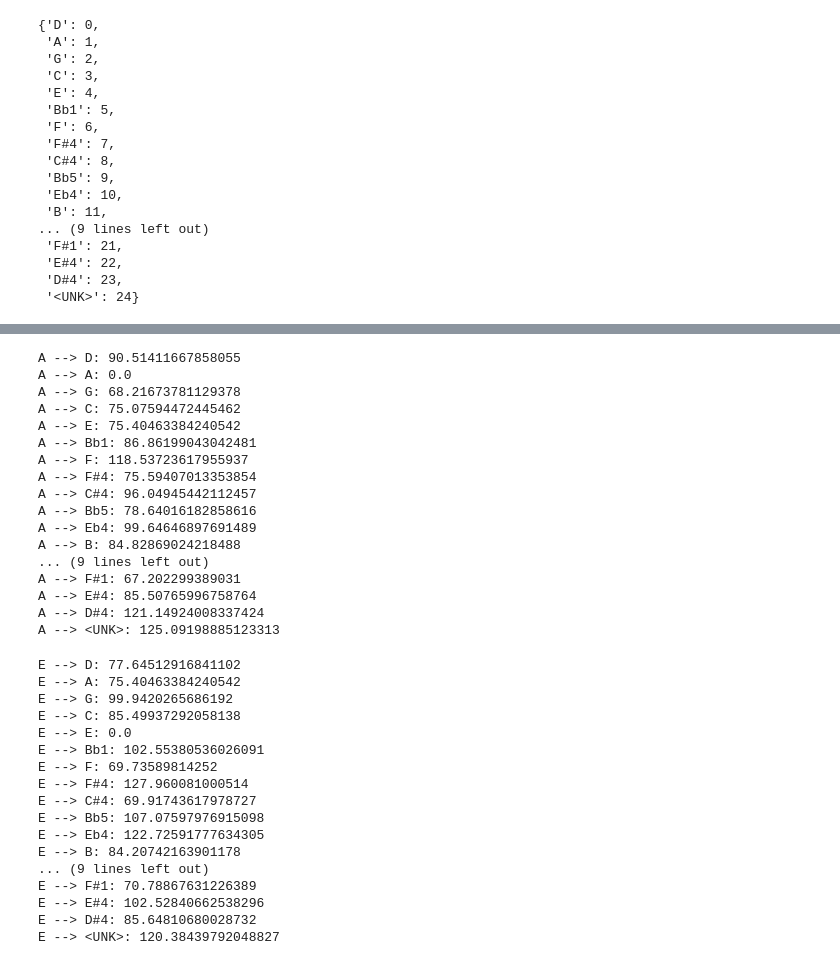
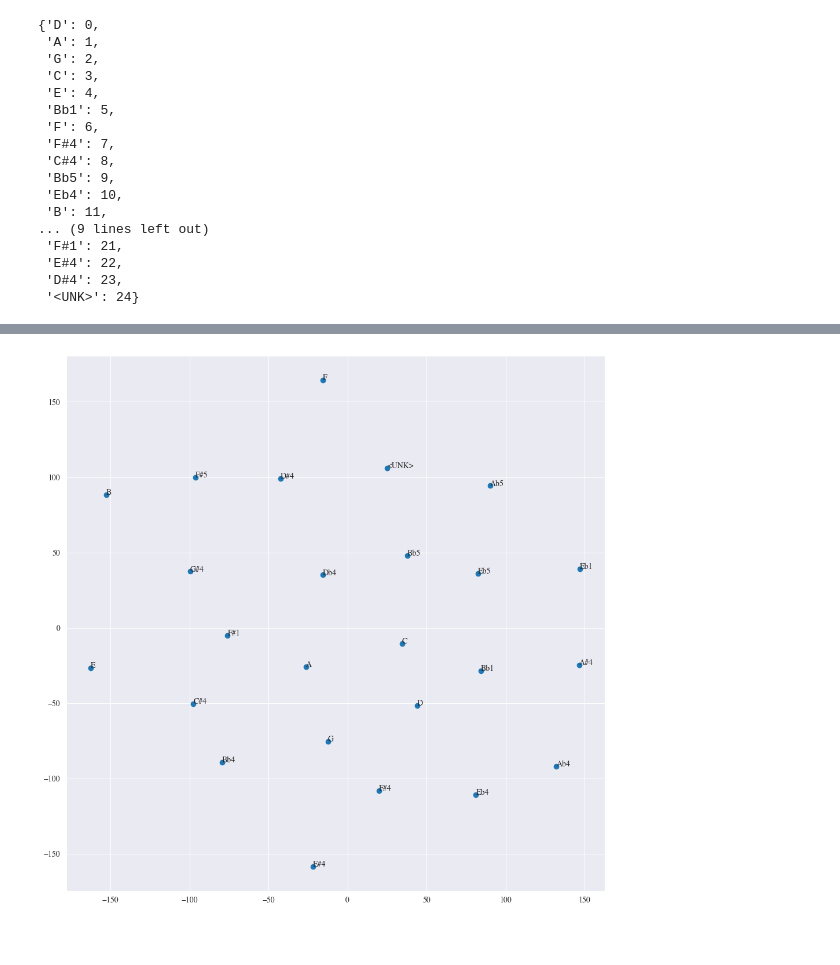
Before and after one commit to ihpar/musvec, a Jupyter notebook: reder.ipynb, the cells around one changed output, grey strips where cells are left out. Drawn from its saved outputs; the diff is of its cells as text; code cells hidden in the pictures; blank space fills up the shorter version.

Commit message:
inits visualization

```diff
--- a/reder.ipynb
+++ b/reder.ipynb
@@ -212,44 +193,25 @@ D --> <UNK>: 127.27834719697717
-# %%
-current = "A"
-for pitch in ft_model.wv.key_to_index:
-    print(f"{current} --> {pitch}: {angle_between(ft_model.wv[current], ft_model.wv[pitch])}")
-# %% [output]
-A --> D: 90.51411667858055
-A --> A: 0.0
-A --> G: 68.21673781129378
-A --> C: 75.07594472445462
-A --> E: 75.40463384240542
-A --> Bb1: 86.86199043042481
-A --> F: 118.53723617955937
-A --> F#4: 75.59407013353854
-A --> C#4: 96.04945442112457
-A --> Bb5: 78.64016182858616
-A --> Eb4: 99.64646897691489
-A --> B: 84.82869024218488
-... (9 lines left out)
-A --> F#1: 67.202299389031
-A --> E#4: 85.50765996758764
-A --> D#4: 121.14924008337424
-A --> <UNK>: 125.09198885123313
-# %%
-current = "E"
-for pitch in ft_model.wv.key_to_index:
-    print(f"{current} --> {pitch}: {angle_between(ft_model.wv[current], ft_model.wv[pitch])}")
-# %% [output]
-E --> D: 77.64512916841102
-E --> A: 75.40463384240542
-E --> G: 99.9420265686192
-E --> C: 85.49937292058138
-E --> E: 0.0
-E --> Bb1: 102.55380536026091
-E --> F: 69.73589814252
-E --> F#4: 127.960081000514
-E --> C#4: 69.91743617978727
-E --> Bb5: 107.07597976915098
-E --> Eb4: 122.72591777634305
-E --> B: 84.20742163901178
-... (9 lines left out)
-E --> F#1: 70.78867631226389
-E --> E#4: 102.52840662538296
-E --> D#4: 85.64810680028732
-E --> <UNK>: 120.38439792048827
+# %%
+def reduce_dimensions(model):
+    num_dimensions = 2  # final num dimensions (2D, 3D, etc)
+
+    # extract the words & their vectors, as numpy arrays
+    vectors = np.asarray(model.wv.vectors)
+    labels = np.asarray(model.wv.index_to_key)  # fixed-width numpy strings
+
+    # reduce using t-SNE
+    tsne = TSNE(n_components=num_dimensions, perplexity=15)
+    vectors = tsne.fit_transform(vectors)
+
+    x_vals = [v[0] for v in vectors]
+    y_vals = [v[1] for v in vectors]
+    return x_vals, y_vals, labels
+
+x_vals, y_vals, labels = reduce_dimensions(ft_model)
+# %%
+plt.figure(figsize=(12, 12))
+plt.scatter(x_vals, y_vals)
+
+for i in range(len(labels)):
+    plt.annotate(labels[i], (x_vals[i], y_vals[i]))
+# %% [output]
+[figure, added]
```
Also changed, not shown: parts of 3 cells of this notebook.
